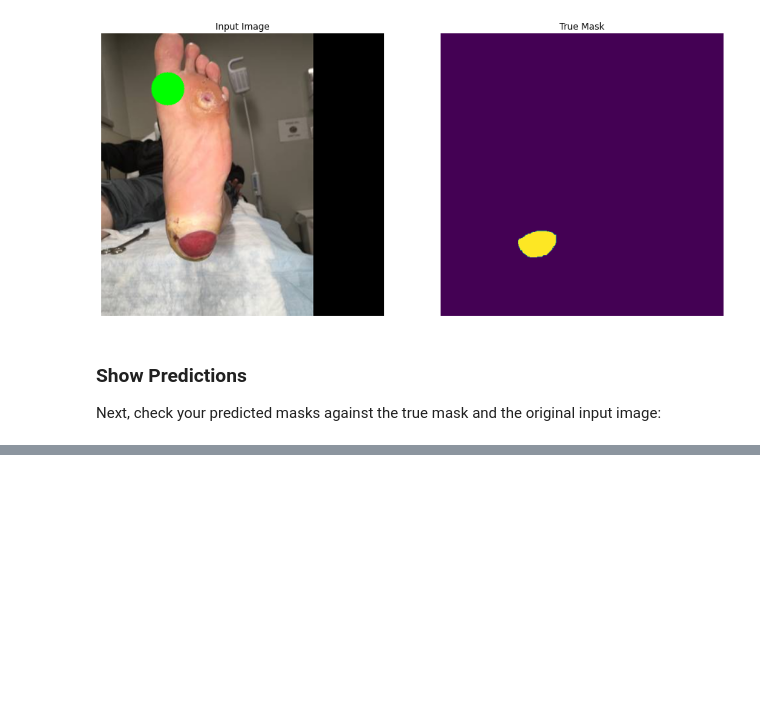
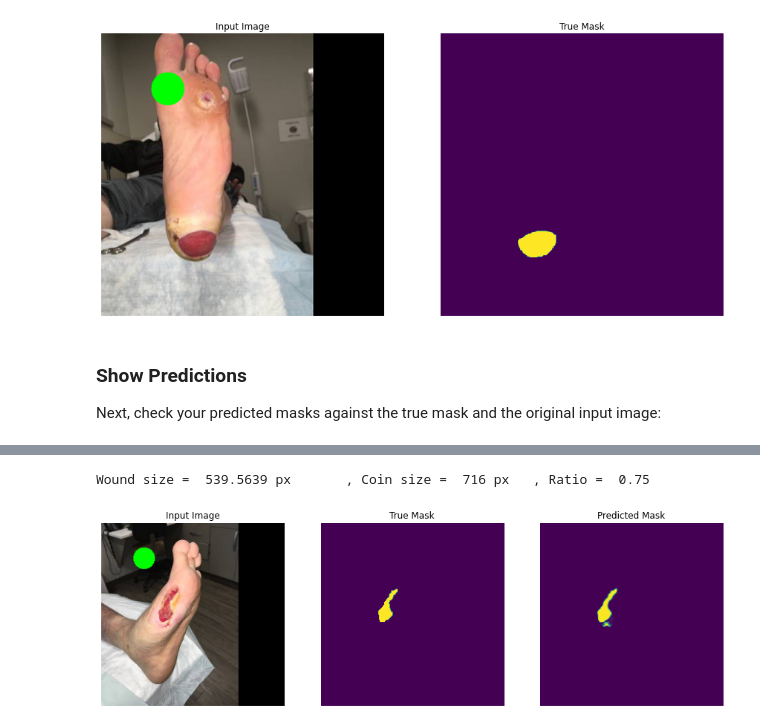
Before and after one commit to MohamedGamalElSherbiny/Wound_Segmentation, a Jupyter notebook: UNET.ipynb, the cells around one changed output, grey strips where cells are left out. Saved outputs shown, nothing was run; the diff lists cells and outputs as text; code cells hidden in the pictures; blank space fills up the shorter version.

```diff
--- a/UNET.ipynb
+++ b/UNET.ipynb
@@ -644,0 +690,24 @@ Wound size =  112.0 px  , Coin size =  716 px   , Ratio =  0.16
+# %%
+path = 'data/validation/images/0078.png'
+label_path = 'data/validation/labels/0078.png'
+
+image_list = [path, path]
+mask_list = [label_path, label_path]
+
+image_list_ds = tf.data.Dataset.list_files(image_list, shuffle=False)
+mask_list_ds = tf.data.Dataset.list_files(mask_list, shuffle=False)
+
+image_filenames = tf.constant(image_list)
+masks_filenames = tf.constant(mask_list)
+
+dataset = tf.data.Dataset.from_tensor_slices((image_filenames, masks_filenames))
+
+image_ds = dataset.map(process_path)
+processed_image_ds = image_ds.map(preprocess)
+
+prediction = processed_image_ds.batch(parameters['batch_size']).cache()
+
+show_predictions(prediction, 1)
+# %% [output]
+Wound size =  539.5639 px       , Coin size =  716 px   , Ratio =  0.75
+[figure, added]
```
Also changed, not shown: parts of 20 cells of this notebook, 20 other files.
